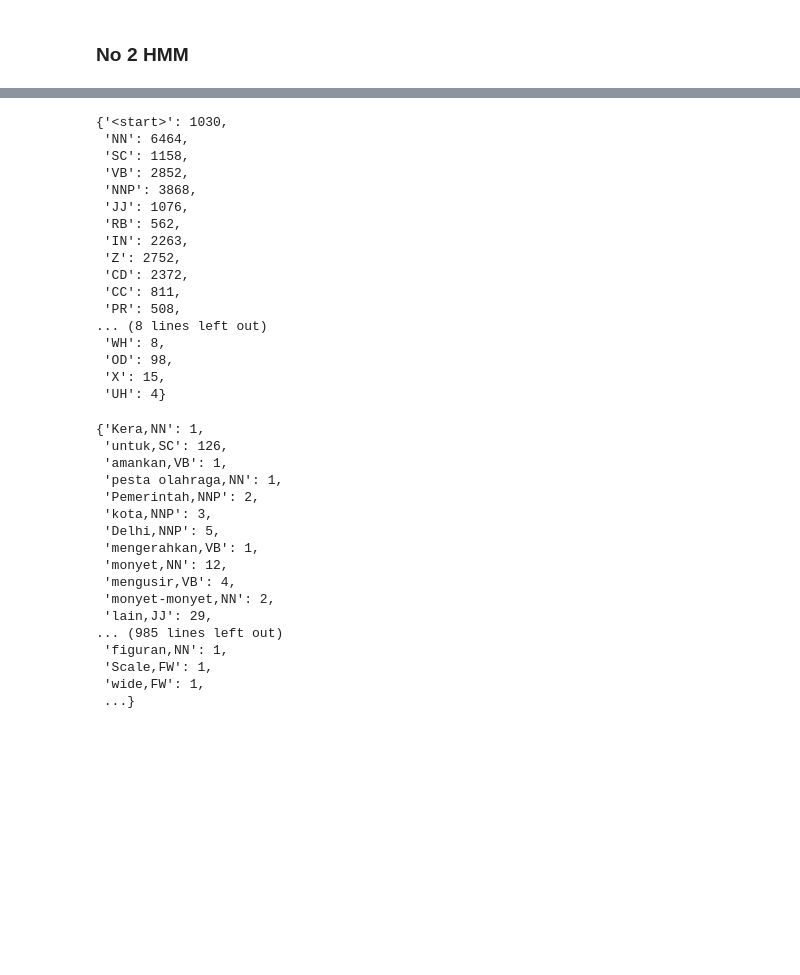
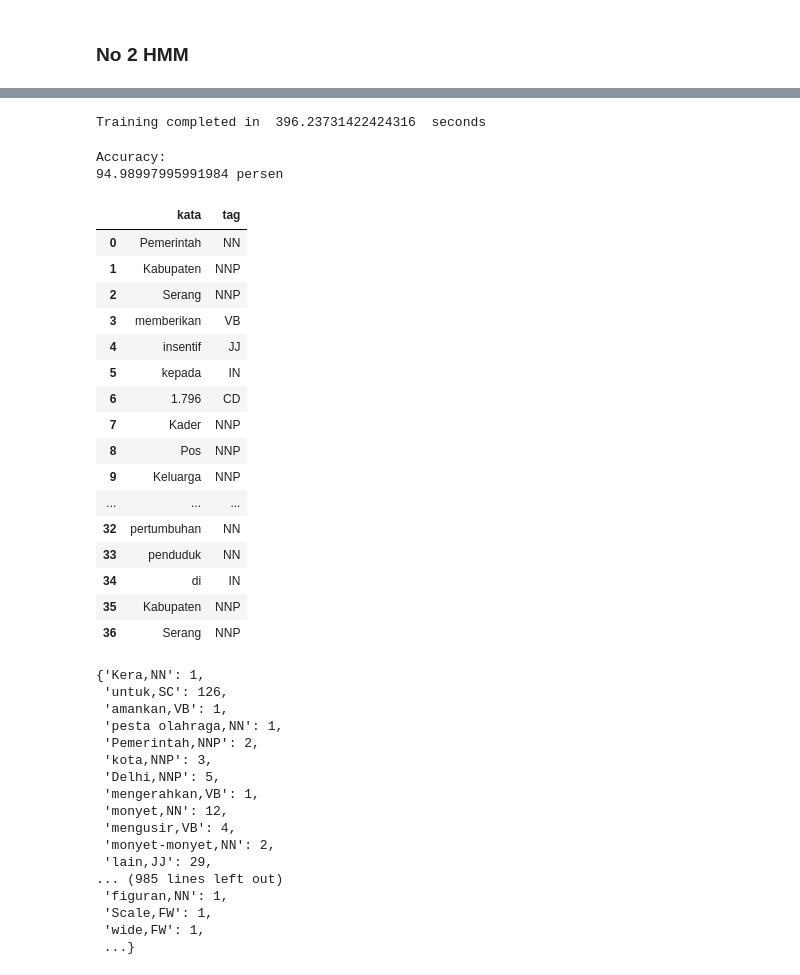
Before and after one commit to bastomy/Pos-tagging, a Jupyter notebook: program.ipynb, the cells around one changed output, grey strips where cells are left out. Drawn from its saved outputs; the diff is of its cells as text; code cells hidden in the pictures; blank space fills up the shorter version.

```diff
--- a/program.ipynb
+++ b/program.ipynb
@@ -125,3 +209,54 @@ akurasi
+# %%
+X, y = transform_to_dataset(training_sentences, training_tags)
+# %%
+start = time.time()
+clf = Pipeline([
+    ('vectorizer', DictVectorizer(sparse=False)),
+    ('classifier', tree.DecisionTreeClassifier(criterion='entropy'))
+])
+clf.fit(X, y)
+finish = time.time()
+print('Training completed in ',finish-start,' seconds')
+# %% [output]
+Training completed in  396.23731422424316  seconds
+# %%
+X_test, y_test = transform_to_dataset(testing_sentences, testing_tags)
+
+print("Accuracy:")
+print(clf.score(X_test, y_test)*100,'persen')
+# %% [output]
+Accuracy:
+94.98997995991984 persen
+# %%
+# Test model yang sudah dilatih dengan kalimat masukan bebas
+from nltk import word_tokenize
+
+def pos_tag(sentence):
+    tags = clf.predict([extract_features(sentence, index) for index in range(len(sentence))])
+    data = pd.DataFrame({"kata":sentence,'tag':tags})
+    return data
+# %%
+result = pos_tag(word_tokenize('Pemerintah Kabupaten Serang memberikan insentif kepada 1.796 Kader Pos Keluarga Berencana dan Kader Subpos KB. Bupati Serang Ratu Tatu Chasanah mengatakan hal tersebut sebagai apresiasi kader yang terus berupaya mengendalikan laju pertumbuhan penduduk di Kabupaten Serang'))
+# %%
+result
+# %% [output]
+|  | kata | tag |
+| 0 | Pemerintah | NN |
+| 1 | Kabupaten | NNP |
+| 2 | Serang | NNP |
+| 3 | memberikan | VB |
+| 4 | insentif | JJ |
+| 5 | kepada | IN |
+| 6 | 1.796 | CD |
+| 7 | Kader | NNP |
+| 8 | Pos | NNP |
+| 9 | Keluarga | NNP |
+| ... | ... | ... |
+| 32 | pertumbuhan | NN |
+| 33 | penduduk | NN |
+| 34 | di | IN |
+| 35 | Kabupaten | NNP |
+| 36 | Serang | NNP |
 # %%
 def read_file_init_table(fname):
     tag_count = {}
@@ -172,26 +307,6 @@ def read_file_init_table(fname):
     return tag_count, word_tag, tag_trans
 # %%
 tag_count, word_tag, tag_trans = read_file_init_table('corpus/training.txt')
-# %%
-tag_count
-# %% [output]
-{'<start>': 1030,
- 'NN': 6464,
- 'SC': 1158,
- 'VB': 2852,
- 'NNP': 3868,
- 'JJ': 1076,
- 'RB': 562,
- 'IN': 2263,
- 'Z': 2752,
- 'CD': 2372,
- 'CC': 811,
- 'PR': 508,
-... (8 lines left out)
- 'WH': 8,
- 'OD': 98,
- 'X': 15,
- 'UH': 4}
 # %%
 word_tag
 # %% [output]
```
Also changed, not shown: parts of 19 cells of this notebook.
